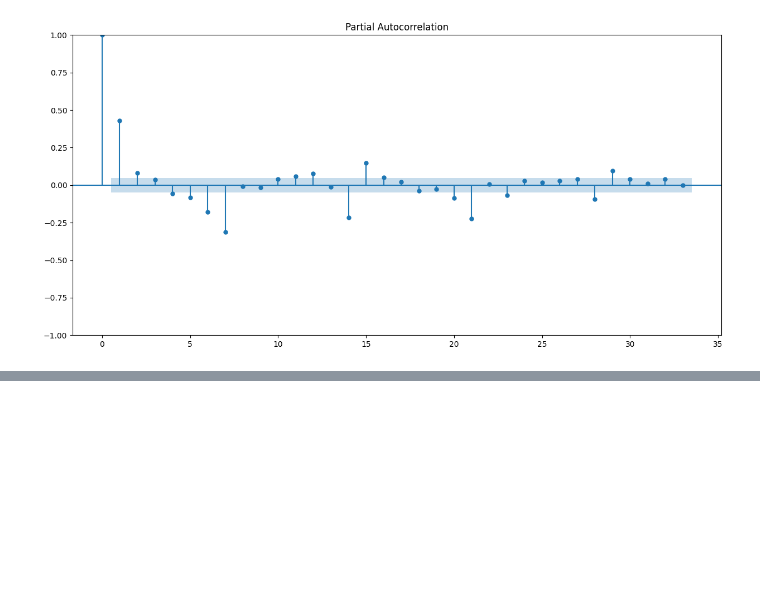
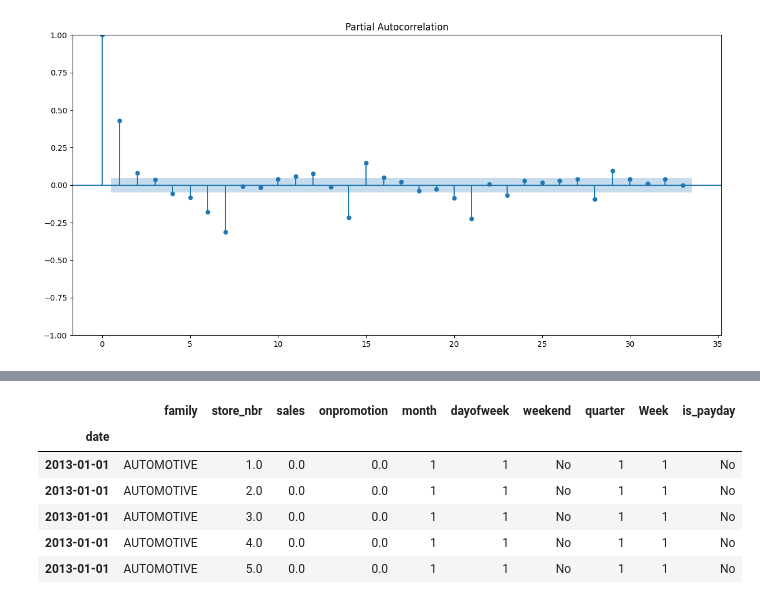
Before and after one commit to Njuraita/Time-Series-Regression-Analysis-Corporation-Favorita-, a Jupyter notebook: Notebooks/main.ipynb, the cells around one changed output, grey strips where cells are left out. Saved outputs shown, nothing was run; the diff lists cells and outputs as text; code cells hidden in the pictures; blank space fills up the shorter version.

```diff
--- a/Notebooks/main.ipynb
+++ b/Notebooks/main.ipynb
@@ -1927,0 +2008,5 @@ arima_model = auto_arima(
+# %%
+# Drop ID column
+train_complete_data = train_complete_data.drop(['id'], axis=1)
+
+train_complete_data.head(2)
@@ -1927,0 +2017,4 @@ arima_model = auto_arima(
+# %%
+# Aggregare train data
+train_aggregated = train_complete_data.groupby(['family', 'date', 'store_nbr']).agg({'sales' : 'sum', 'onpromotion' : 'sum'}).reset_index()
+train_aggregated.head(3)
@@ -1927,0 +2028,22 @@ arima_model = auto_arima(
+# %%
+# Get month
+train_aggregated['month'] = train_aggregated['date'].dt.month
+
+# Get day
+train_aggregated['dayofweek'] = train_aggregated['date'].dt.day_of_week
+
+# Get weekend
+
+train_aggregated['weekend'] = np.where(train_aggregated['dayofweek'].isin(['Saturday', 'Sunday']), 'Yes', 'No')
+
+# Get quarter
+train_aggregated['quarter'] = train_aggregated['date'].dt.quarter
+
+# Get week
+train_aggregated['Week'] = train_aggregated['date'].dt.isocalendar().week
+
+ # Get Pay data: 15th of the month and last day of the month
+train_aggregated['is_payday'] = np.where((train_aggregated['date'].dt.day == 15) | (train_aggregated['date'].dt.is_month_end), 'Yes', 'No')
+
+
+train_aggregated.head()
@@ -1927,0 +2057,13 @@ arima_model = auto_arima(
+# %%
+# Set date as index
+train_aggregated = train_aggregated.set_index('date')
+
+train_aggregated.head()
+# %% [output]
+|  | family | store_nbr | sales | onpromotion | month | dayofweek | weekend | quarter | Week | is_payday |
+| date |  |  |  |  |  |  |  |  |  |  |
+| 2013-01-01 | AUTOMOTIVE | 1.0 | 0.0 | 0.0 | 1 | 1 | No | 1 | 1 | No |
+| 2013-01-01 | AUTOMOTIVE | 2.0 | 0.0 | 0.0 | 1 | 1 | No | 1 | 1 | No |
+| 2013-01-01 | AUTOMOTIVE | 3.0 | 0.0 | 0.0 | 1 | 1 | No | 1 | 1 | No |
+| 2013-01-01 | AUTOMOTIVE | 4.0 | 0.0 | 0.0 | 1 | 1 | No | 1 | 1 | No |
+| 2013-01-01 | AUTOMOTIVE | 5.0 | 0.0 | 0.0 | 1 | 1 | No | 1 | 1 | No |
```
Also changed, not shown: parts of 37 cells of this notebook.
